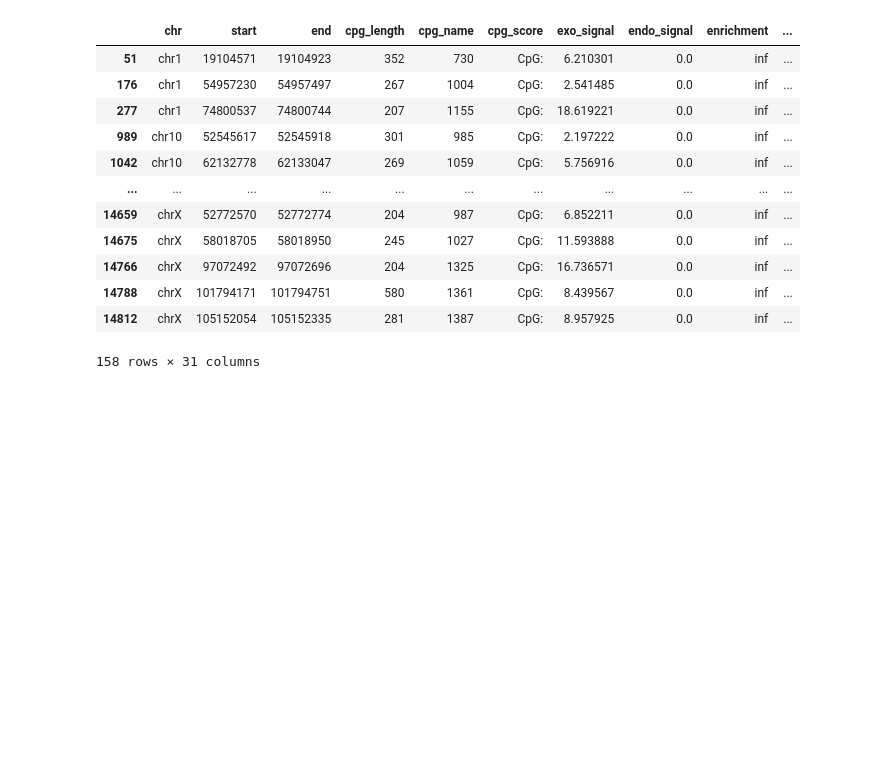
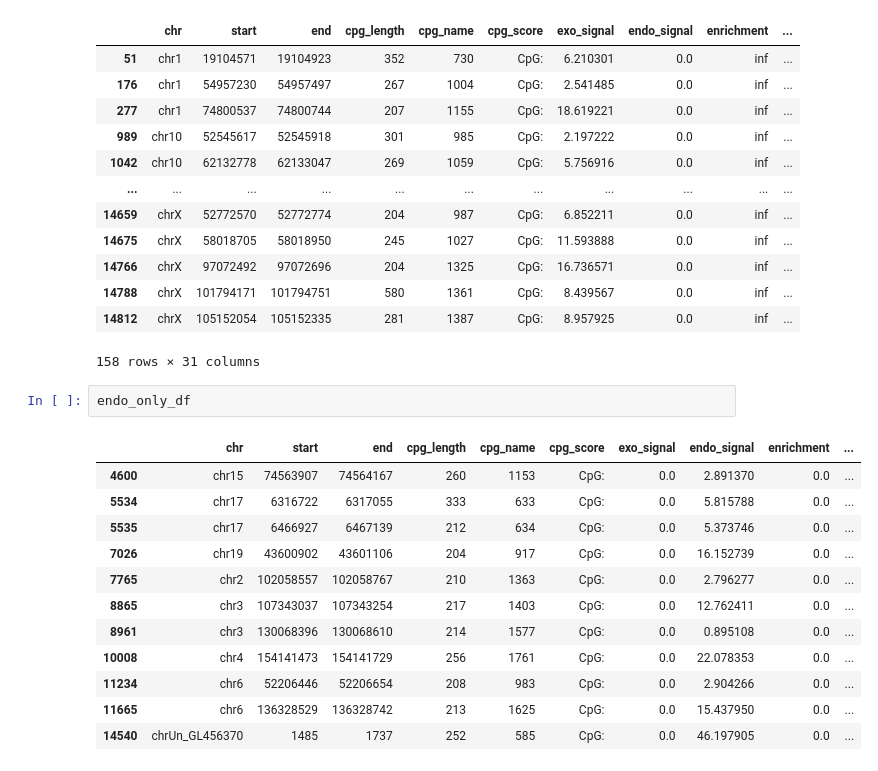
Before and after one commit to michal7kw/SRF_MeCP2_CUTandTAG, a Jupyter notebook: iterative_alternative/code7_cpg_enrichment/nsc/no_dedup/individual_samples/broad/across_cpgs_bw_signal_1_rep/Enrichment_analysis.ipynb, the cells around one changed output. Drawn from its saved outputs; the diff is of its cells as text; blank space fills up the shorter version.

```diff
--- a/iterative_alternative/code7_cpg_enrichment/nsc/no_dedup/individual_samples/broad/across_cpgs_bw_signal_1_rep/Enrichment_analysis.ipynb
+++ b/iterative_alternative/code7_cpg_enrichment/nsc/no_dedup/individual_samples/broad/across_cpgs_bw_signal_1_rep/Enrichment_analysis.ipynb
@@ -221,3 +221,18 @@ exo_only_df
 | 14788 | chrX | 101794171 | 101794751 | 580 | 1361 | CpG: | 8.439567 | 0.0 | inf | ... |
 | 14812 | chrX | 105152054 | 105152335 | 281 | 1387 | CpG: | 8.957925 | 0.0 | inf | ... |
 158 rows × 31 columns
+# %%
+endo_only_df
+# %% [output]
+|  | chr | start | end | cpg_length | cpg_name | cpg_score | exo_signal | endo_signal | enrichment | ... |
+| 4600 | chr15 | 74563907 | 74564167 | 260 | 1153 | CpG: | 0.0 | 2.891370 | 0.0 | ... |
+| 5534 | chr17 | 6316722 | 6317055 | 333 | 633 | CpG: | 0.0 | 5.815788 | 0.0 | ... |
+| 5535 | chr17 | 6466927 | 6467139 | 212 | 634 | CpG: | 0.0 | 5.373746 | 0.0 | ... |
+| 7026 | chr19 | 43600902 | 43601106 | 204 | 917 | CpG: | 0.0 | 16.152739 | 0.0 | ... |
+| 7765 | chr2 | 102058557 | 102058767 | 210 | 1363 | CpG: | 0.0 | 2.796277 | 0.0 | ... |
+| 8865 | chr3 | 107343037 | 107343254 | 217 | 1403 | CpG: | 0.0 | 12.762411 | 0.0 | ... |
+| 8961 | chr3 | 130068396 | 130068610 | 214 | 1577 | CpG: | 0.0 | 0.895108 | 0.0 | ... |
+| 10008 | chr4 | 154141473 | 154141729 | 256 | 1761 | CpG: | 0.0 | 22.078353 | 0.0 | ... |
+| 11234 | chr6 | 52206446 | 52206654 | 208 | 983 | CpG: | 0.0 | 2.904266 | 0.0 | ... |
+| 11665 | chr6 | 136328529 | 136328742 | 213 | 1625 | CpG: | 0.0 | 15.437950 | 0.0 | ... |
+| 14540 | chrUn_GL456370 | 1485 | 1737 | 252 | 585 | CpG: | 0.0 | 46.197905 | 0.0 | ... |
```
Also changed, not shown: 3 other files.
